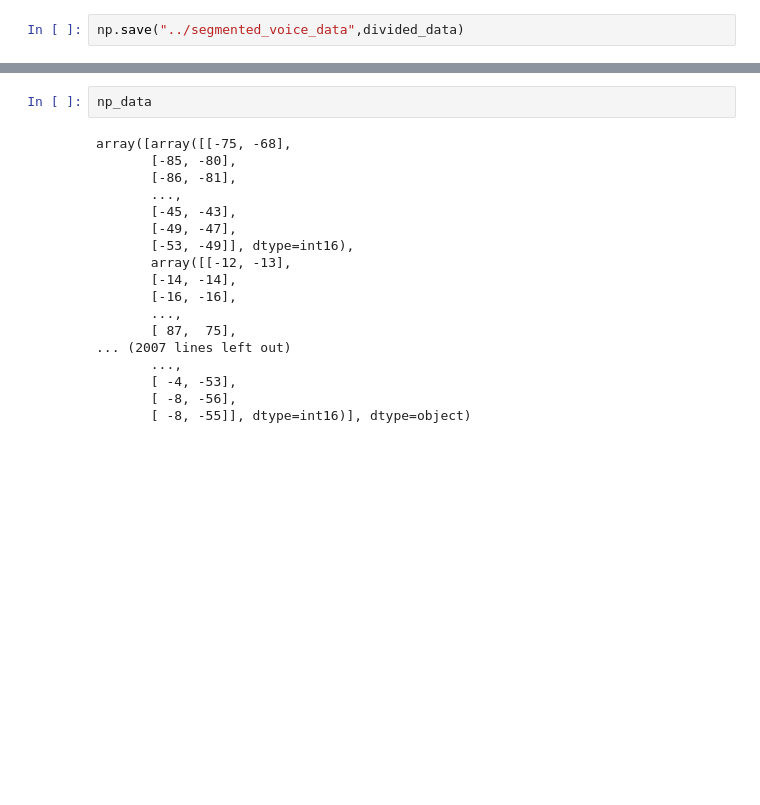
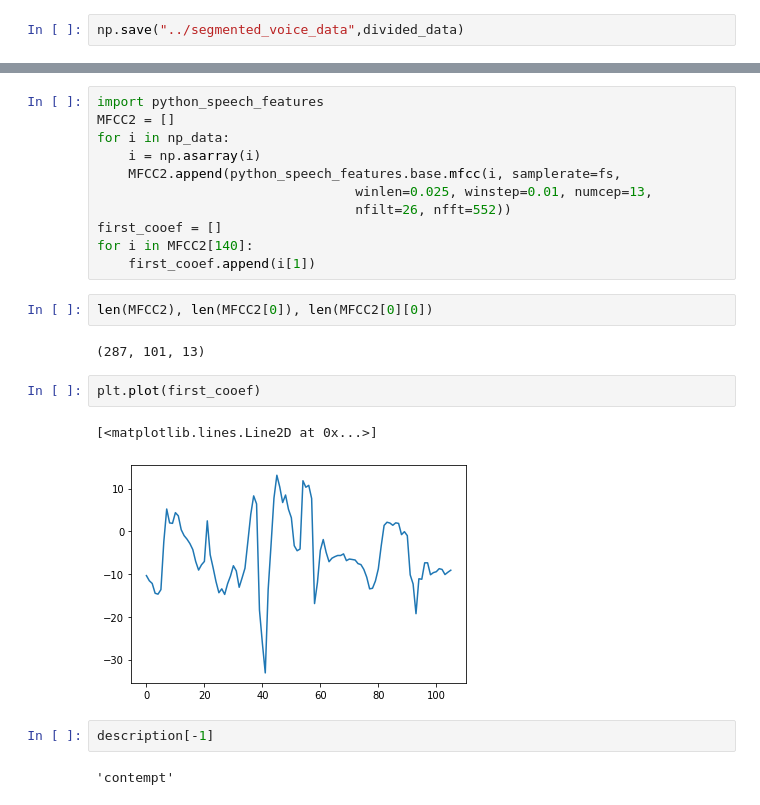
Before and after one commit to QuantumArjun/Emote-X, a Jupyter notebook: Emotion/feature_extraction.ipynb, the cells around one changed output, grey strips where cells are left out. Drawn from its saved outputs; the diff is of its cells as text; blank space fills up the shorter version.

```diff
--- a/Emotion/feature_extraction.ipynb
+++ b/Emotion/feature_extraction.ipynb
@@ -124,20 +283,24 @@ TypeError: only size-1 arrays can be converted to Python scalars
-# %%
-np_data
-# %% [output]
-array([array([[-75, -68],
-       [-85, -80],
-       [-86, -81],
-       ...,
-       [-45, -43],
-       [-49, -47],
-       [-53, -49]], dtype=int16),
-       array([[-12, -13],
-       [-14, -14],
-       [-16, -16],
-       ...,
-       [ 87,  75],
-... (2007 lines left out)
-       ...,
-       [ -4, -53],
-       [ -8, -56],
-       [ -8, -55]], dtype=int16)], dtype=object)
+# %%
+import python_speech_features
+MFCC2 = []
+for i in np_data:
+    i = np.asarray(i)
+    MFCC2.append(python_speech_features.base.mfcc(i, samplerate=fs,
+                                 winlen=0.025, winstep=0.01, numcep=13,
+                                 nfilt=26, nfft=552))
+first_cooef = []
+for i in MFCC2[140]:
+    first_cooef.append(i[1])
+# %%
+len(MFCC2), len(MFCC2[0]), len(MFCC2[0][0])
+# %% [output]
+(287, 101, 13)
+# %%
+plt.plot(first_cooef)
+# %% [output]
+[<matplotlib.lines.Line2D at 0x...>]
+[figure, added]
+# %%
+description[-1]
+# %% [output]
+'contempt'
```
Also changed, not shown: parts of 31 cells of this notebook, 2 other files.
